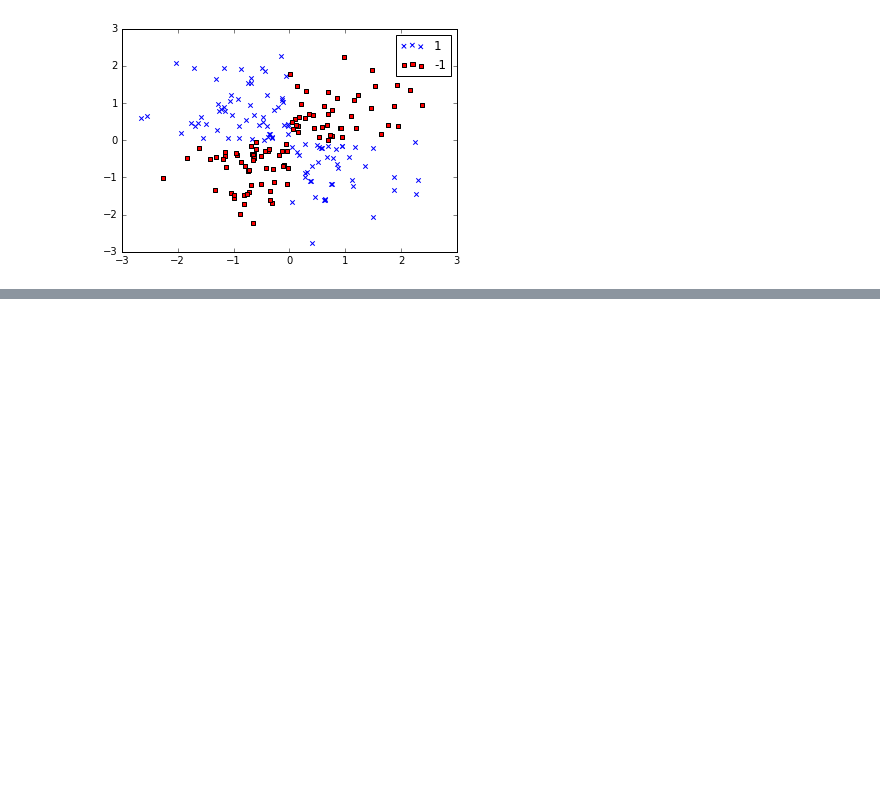
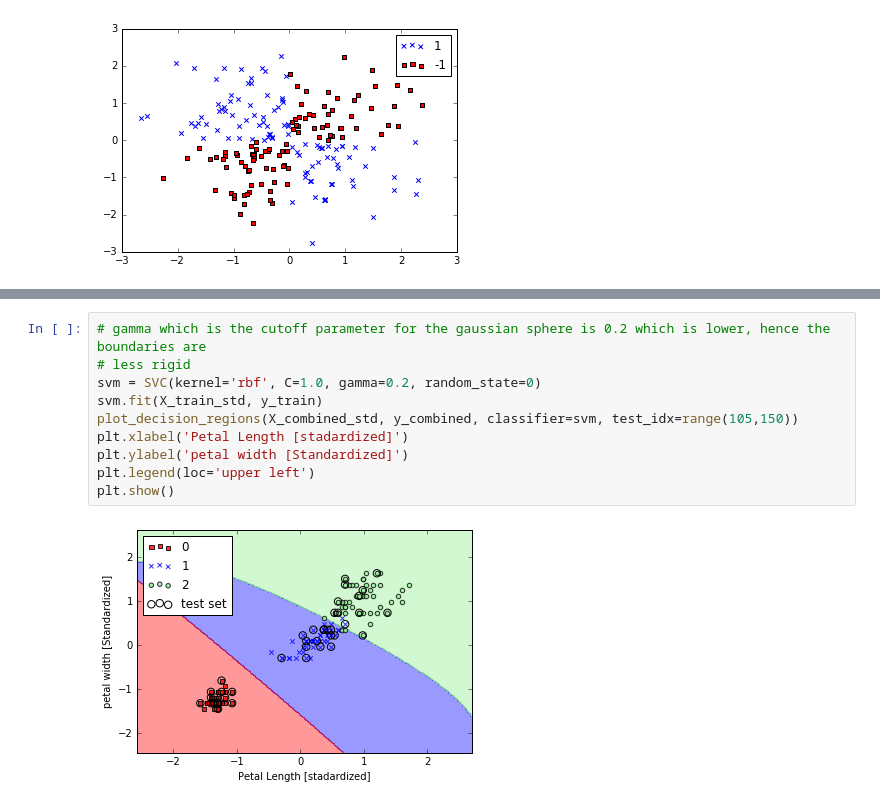
Before and after one commit to abhikbanerjee/MachineLearning, a Jupyter notebook: Python_Machine_Learning/src/Python_ML_Sklearn_book.ipynb, the cells around one changed output, grey strips where cells are left out. Saved outputs shown, nothing was run; the diff lists cells and outputs as text; blank space fills up the shorter version.

```diff
--- a/Python_Machine_Learning/src/Python_ML_Sklearn_book.ipynb
+++ b/Python_Machine_Learning/src/Python_ML_Sklearn_book.ipynb
@@ -386,0 +396,12 @@ plt.show()
+# %%
+# gamma which is the cutoff parameter for the gaussian sphere is 0.2 which is lower, hence the boundaries are
+# less rigid
+svm = SVC(kernel='rbf', C=1.0, gamma=0.2, random_state=0)
+svm.fit(X_train_std, y_train)
+plot_decision_regions(X_combined_std, y_combined, classifier=svm, test_idx=range(105,150))
+plt.xlabel('Petal Length [stadardized]')
+plt.ylabel('petal width [Standardized]')
+plt.legend(loc='upper left')
+plt.show()
+# %% [output]
+[figure, added]
```
Also changed, not shown: parts of 4 cells of this notebook.
